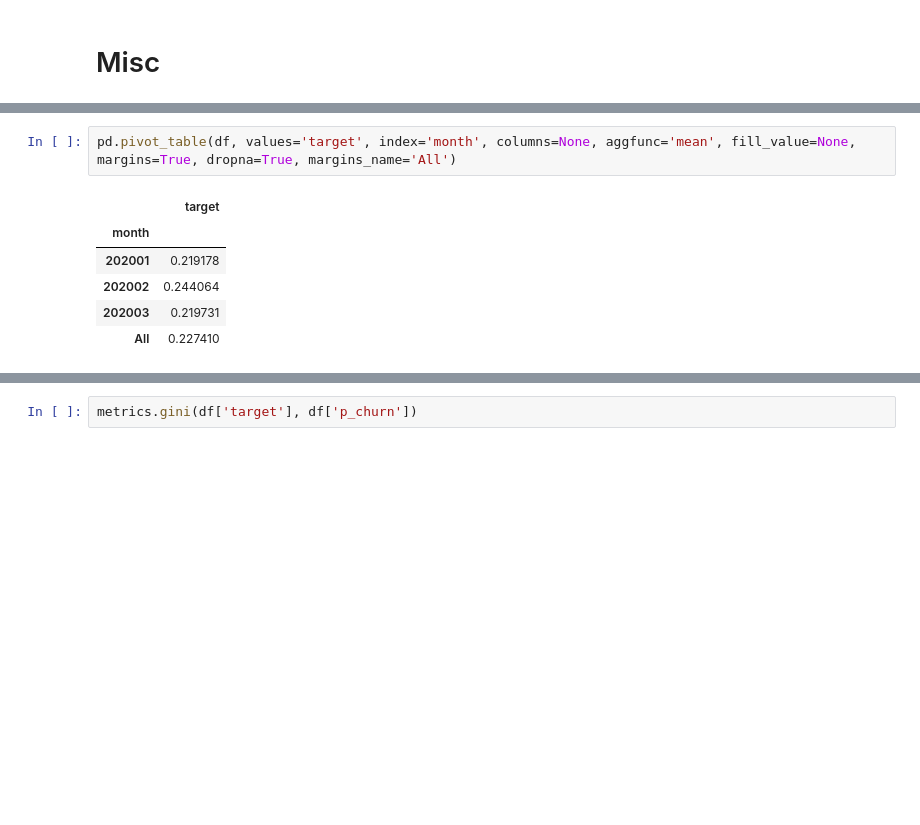
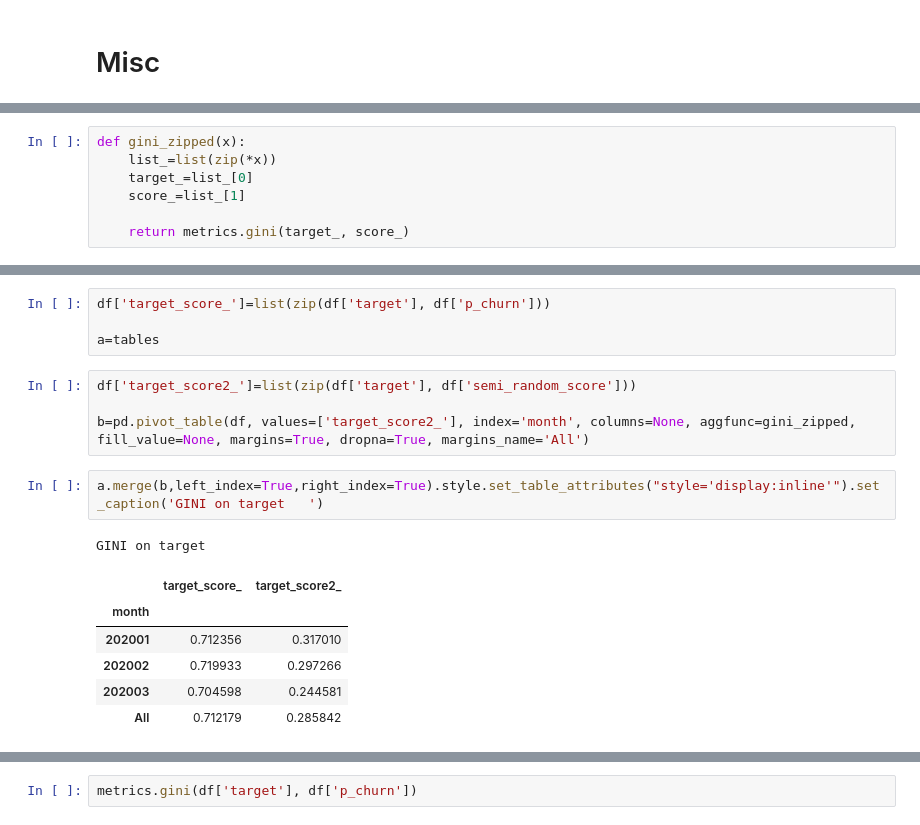
Before and after one commit to Vrboska/mofr, a Jupyter notebook: Testing.ipynb, the cells around one changed output, grey strips where cells are left out. Drawn from its saved outputs; the diff is of its cells as text; blank space fills up the shorter version.

```diff
--- a/Testing.ipynb
+++ b/Testing.ipynb
@@ -434,3 +447,10 @@ df['month'][0]
+# %%
+def gini_zipped(x):
+    list_=list(zip(*x))
+    target_=list_[0]
+    score_=list_[1]
+
+    return metrics.gini(target_, score_)
 # %%
  metrics.gini(df[df['month']==202002]['target'], df[df['month']==202002]['p_churn'])
 # %% [output]
@@ -438,9 +458,18 @@ df['month'][0]
+# %%
+df['target_score_']=list(zip(df['target'], df['p_churn']))
+
+a=tables
 # %%
-pd.pivot_table(df, values='target', index='month', columns=None, aggfunc='mean', fill_value=None, margins=True, dropna=True, margins_name='All')
+df['target_score2_']=list(zip(df['target'], df['semi_random_score']))
+
+b=pd.pivot_table(df, values=['target_score2_'], index='month', columns=None, aggfunc=gini_zipped, fill_value=None, margins=True, dropna=True, margins_name='All')
-# %% [output]
-|  | target |
-| month |  |
-| 202001 | 0.219178 |
-| 202002 | 0.244064 |
-| 202003 | 0.219731 |
-| All | 0.227410 |
+# %%
+a.merge(b,left_index=True,right_index=True).style.set_table_attributes("style='display:inline'").set_caption('GINI on target   ')
+# %% [output]
+GINI on target
+|  | target_score_ | target_score2_ |
+| month |  |  |
+| 202001 | 0.712356 | 0.317010 |
+| 202002 | 0.719933 | 0.297266 |
+| 202003 | 0.704598 | 0.244581 |
+| All | 0.712179 | 0.285842 |
```
Also changed, not shown: parts of 18 cells of this notebook, 1 other file.
